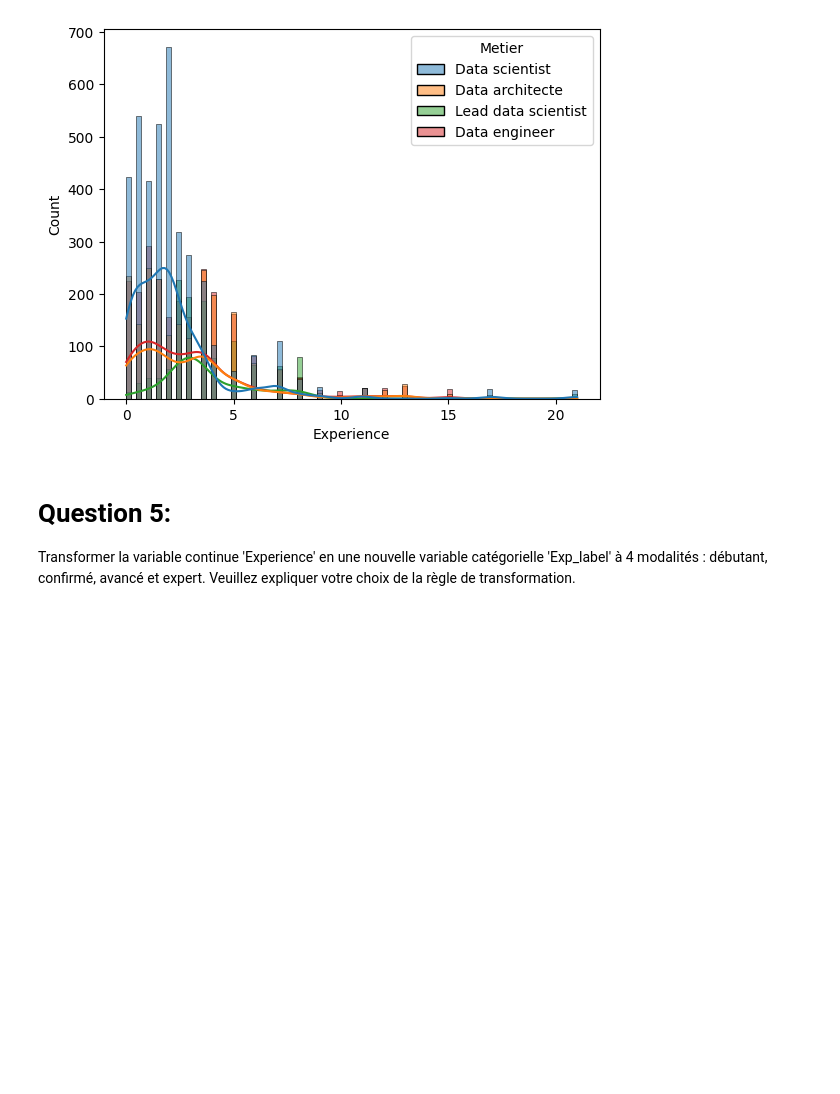
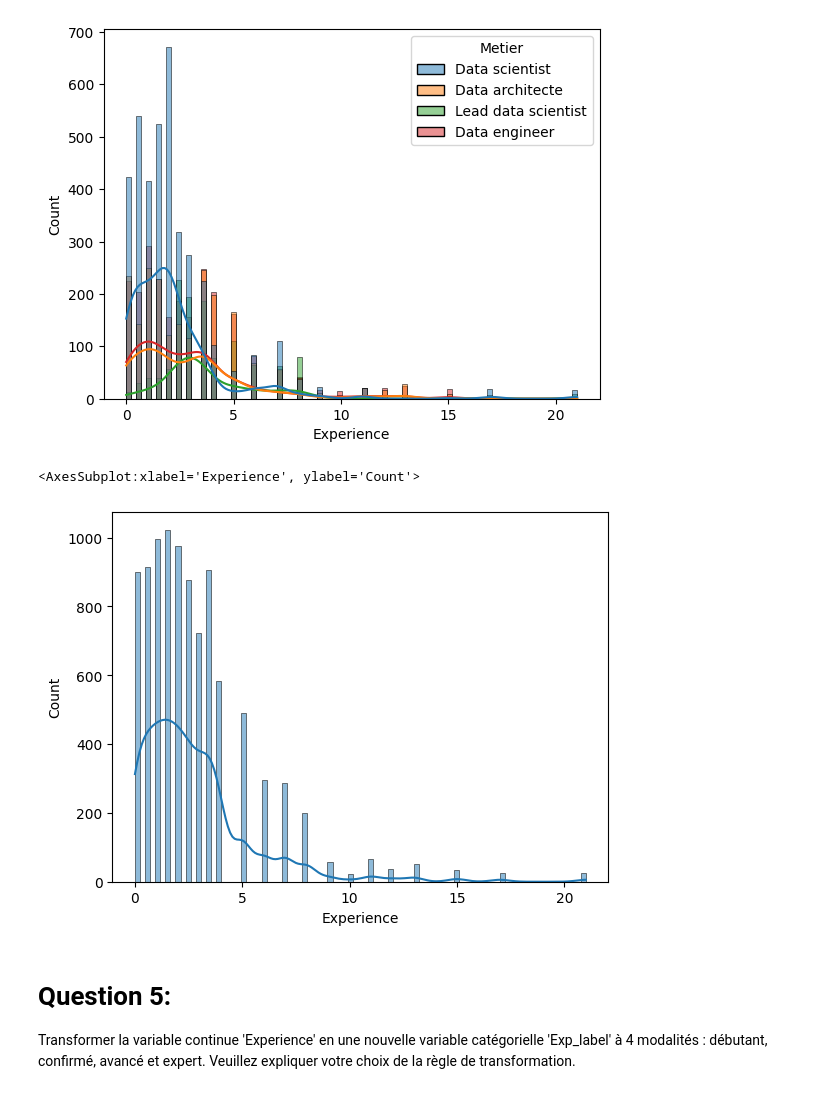
Before and after one commit to ettoreh/equancy-code-test, a Jupyter notebook: test.ipynb, the cells around one changed output. Cells and saved outputs as stored; diff of their text form; code cells hidden in the pictures; blank space fills up the shorter version.

```diff
--- a/test.ipynb
+++ b/test.ipynb
@@ -184,6 +184,11 @@ sns.histplot(df, x='Experience', hue='Metier', kde=True, )
 # %% [output]
 <AxesSubplot:xlabel='Experience', ylabel='Count'>
 [figure]
+# %%
+sns.histplot(df, x='Experience', kde=True, )
+# %% [output]
+<AxesSubplot:xlabel='Experience', ylabel='Count'>
+[figure, added]
 # %% [markdown]
 # Question 5:
 Transformer la variable continue 'Experience' en une nouvelle variable catégorielle 'Exp_label' à 4 modalités : débutant, confirmé, avancé et expert. Veuillez expliquer votre choix de la règle de transformation.
```
Also changed, not shown: parts of 29 cells of this notebook, 1 other file.
